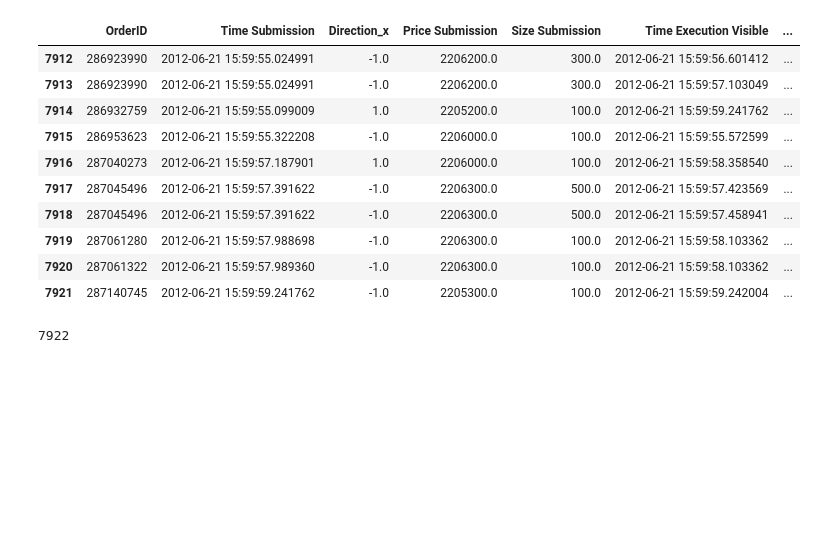
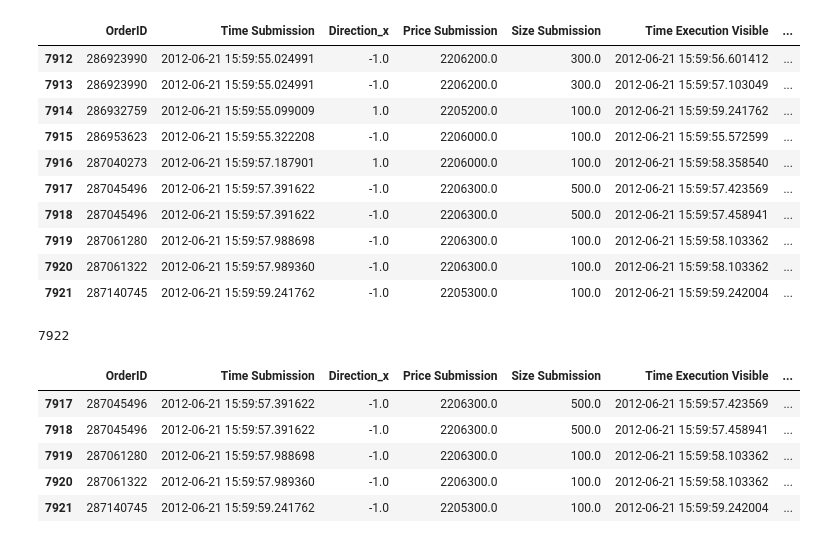
Before and after one commit to aaronLinLu/Capstone_IEOR2017, a Jupyter notebook: FinalProject/Project_v2_ExecutionOrder.ipynb, the cells around one changed output. Saved outputs shown, nothing was run; the diff lists cells and outputs as text; code cells hidden in the pictures; blank space fills up the shorter version.

```diff
--- a/FinalProject/Project_v2_ExecutionOrder.ipynb
+++ b/FinalProject/Project_v2_ExecutionOrder.ipynb
@@ -372,3 +372,12 @@ data.to_csv("AMZN_excutedOrders.csv")
 len(data['Volatility'].tolist())
 # %% [output]
 7922
+# %%
+data.tail()
+# %% [output]
+|  | OrderID | Time Submission | Direction_x | Price Submission | Size Submission | Time Execution Visible | ... |
+| 7917 | 287045496 | 2012-06-21 15:59:57.391622 | -1.0 | 2206300.0 | 500.0 | 2012-06-21 15:59:57.423569 | ... |
+| 7918 | 287045496 | 2012-06-21 15:59:57.391622 | -1.0 | 2206300.0 | 500.0 | 2012-06-21 15:59:57.458941 | ... |
+| 7919 | 287061280 | 2012-06-21 15:59:57.988698 | -1.0 | 2206300.0 | 100.0 | 2012-06-21 15:59:58.103362 | ... |
+| 7920 | 287061322 | 2012-06-21 15:59:57.989360 | -1.0 | 2206300.0 | 100.0 | 2012-06-21 15:59:58.103362 | ... |
+| 7921 | 287140745 | 2012-06-21 15:59:59.241762 | -1.0 | 2205300.0 | 100.0 | 2012-06-21 15:59:59.242004 | ... |
```
Also changed, not shown: 5 other files.
